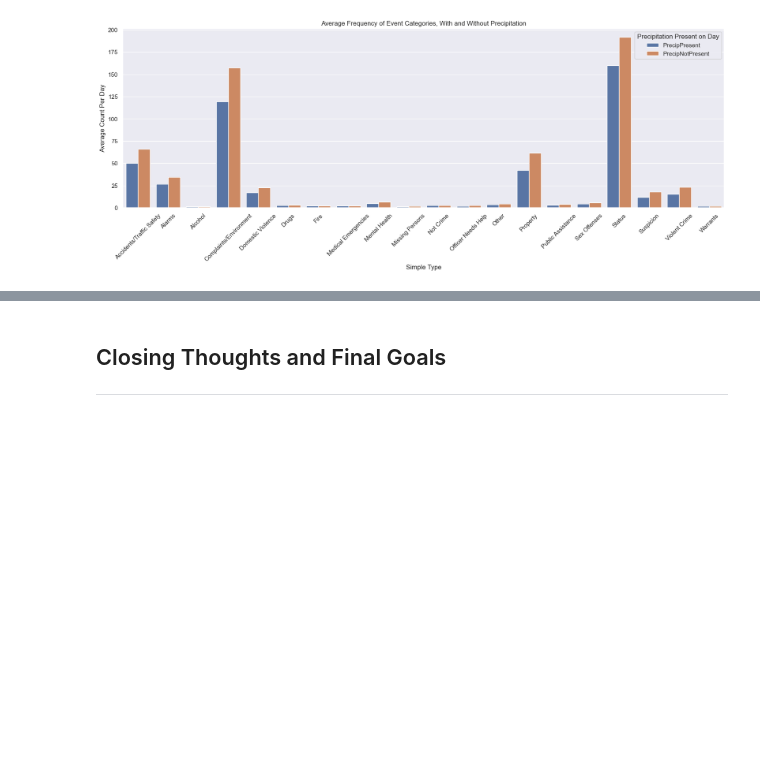
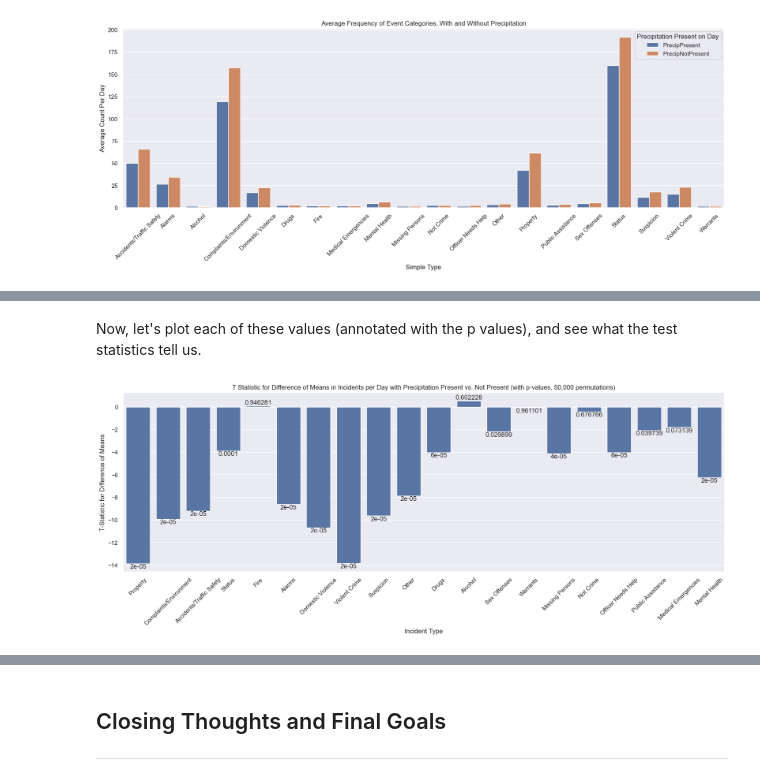
Before and after one commit to outlawhayden/weather-crime, a Jupyter notebook: notebooks/Milestone2.ipynb, the cells around one changed output, grey strips where cells are left out. Cells and saved outputs as stored; diff of their text form; code cells hidden in the pictures; blank space fills up the shorter version.

```diff
--- a/notebooks/Milestone2.ipynb
+++ b/notebooks/Milestone2.ipynb
@@ -1003,0 +796,19 @@ violence_map_below
+# %%
+# create dataframe to store results
+t_tests = pd.DataFrame(columns = ["SimpleType", "TVal", "PVal"])
+t_tests.set_index(["SimpleType"], inplace = True)
+
+# for each category of incident
+for i, kind in enumerate(precip_data_raw.index.unique()):
+    # subselect category from each dataset
+    subset_precip = precip_data_raw.loc[kind]
+    subset_noprecip = no_precip_data_raw.loc[kind]
+    # do numerical 2-sided ttest between the two, 50,000 perumutations
+    ttest = stats.ttest_ind(subset_precip, subset_noprecip, nan_policy = 'omit', alternative = 'two-sided', permutations = 50000)
+    # store results in dictionary, append to dataframe
+    tval, pval = ttest.statistic[0], ttest.pvalue[0]
+    temp_dict = pd.DataFrame({"TVal": tval, "PVal": pval}, index = [kind])
+    t_tests = pd.concat([t_tests, temp_dict], ignore_index = False)
+
+
+display(t_tests)
@@ -1003,0 +833,20 @@ violence_map_below
+# %% [markdown]
+Now, let's plot each of these values (annotated with the p values), and see what the test statistics tell us.
+# %%
+
+plt.figure(figsize = (20,6))
+
+t_hist = sns.barplot(data = t_tests, x = t_tests.index, y = "TVal", color = 'b')
+for item in t_hist.get_xticklabels():
+    item.set_rotation(45)
+
+for i, value in enumerate(t_tests['TVal']):
+    if value < 0:
+        plt.text(i, value -0.01, round(t_tests.iloc[i]["PVal"], 6), ha='center', va='top')
+    else:
+        plt.text(i, value + 0.01, round(t_tests.iloc[i]["PVal"], 6), ha='center', va='bottom')
+
+t_hist.set(xlabel = "Incident Type", ylabel = "T-Statistic for Difference of Means",
+           title = "T Statistic for Difference of Means in Incidents per Day with Precipitation Present vs. Not Present (with p-values, 50,000 permutations)");
+# %% [output]
+[figure, added]
```
Also changed, not shown: parts of 99 cells of this notebook, 3 other files.
